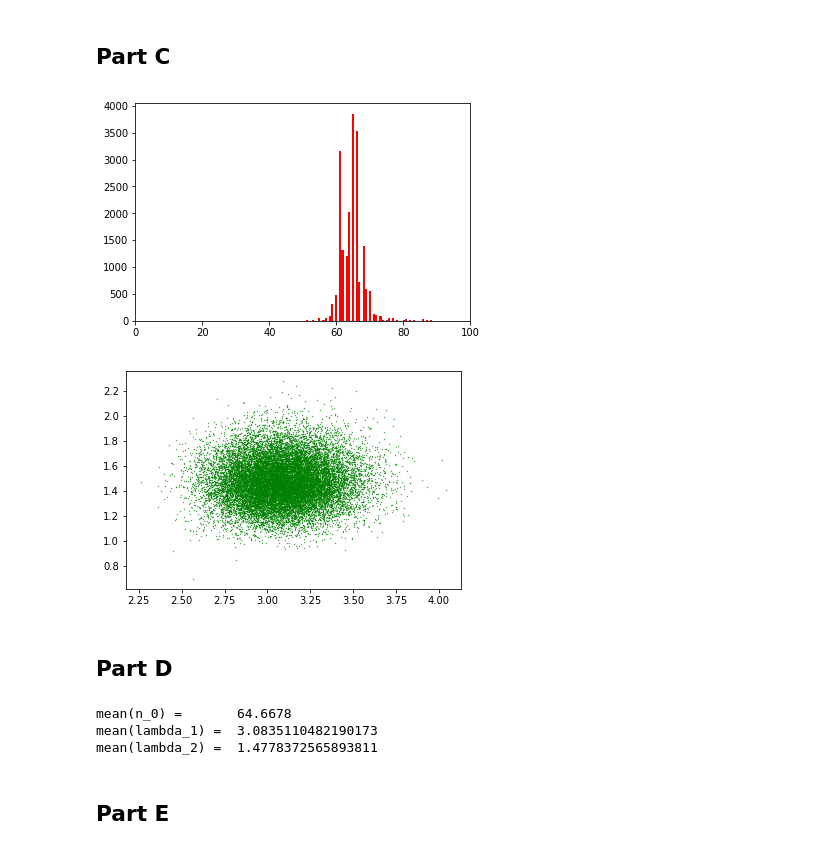
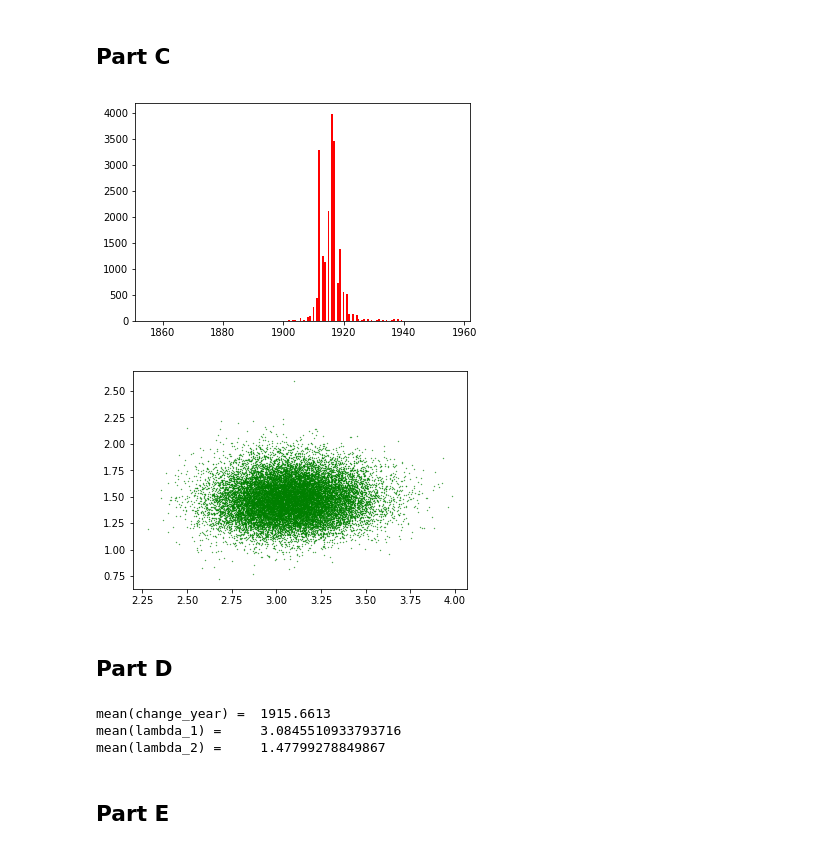
Before and after one commit to ADLeonelli/phys139-final, a Jupyter notebook: phys139_final/phys139_final.ipynb, the cells around one changed output. Cells and saved outputs as stored; diff of their text form; code cells hidden in the pictures.

```diff
--- a/phys139_final/phys139_final.ipynb
+++ b/phys139_final/phys139_final.ipynb
@@ -103,7 +103,7 @@ def gibbs(steps, data):
     n_0 = 61
     track_lambda_1 = []
     track_lambda_2 = []
-    track_n_0 = []
+    track_year = []
 
     years = data.year.values
     accidents = data.accidents.values
@@ -126,6 +126,6 @@ def gibbs(steps, data):
         # Add values to our trackers
         track_lambda_1.append(lambda_1)
         track_lambda_2.append(lambda_2)
-        track_n_0.append(n_0)
+        track_year.append(years[n_0])
 
-    return track_lambda_1, track_lambda_2, track_n_0
+    return track_lambda_1, track_lambda_2, track_year
@@ -135,23 +177,23 @@ l1, l2, change_year = gibbs(int(2e4), data)
 ## Part C
 # %%
 plt.hist(change_year, 100, color='red', label='$n_0$')
-plt.xlim(0, 100)
+plt.xlim(1851, 1962)
 plt.show()
 plt.scatter(l1, l2, color='green', s=0.1)
 plt.show()
 # %% [output]
-[figure, old version]
+[figure, new version]
-[figure, old version]
+[figure, new version]
 # %% [markdown]
 ## Part D
 # %%
-print('mean(n_0) =      ', np.mean(change_year))
-print('mean(lambda_1) = ', np.mean(l1))
-print('mean(lambda_2) = ', np.mean(l2))
+print('mean(change_year) = ', np.mean(change_year))
+print('mean(lambda_1) =    ', np.mean(l1))
+print('mean(lambda_2) =    ', np.mean(l2))
 # %% [output]
-mean(n_0) =       64.6678
-mean(lambda_1) =  3.0835110482190173
-mean(lambda_2) =  1.4778372565893811
+mean(change_year) =  1915.6613
+mean(lambda_1) =     3.0845510933793716
+mean(lambda_2) =     1.47799278849867
 # %% [markdown]
 ## Part E
 # %%
```
Also changed, not shown: parts of 8 cells of this notebook.
